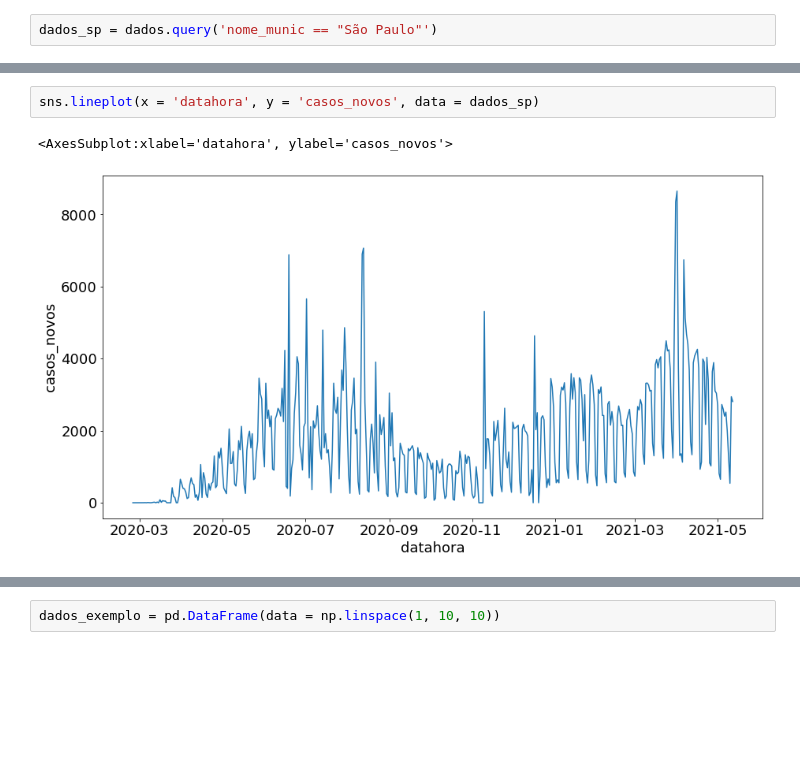
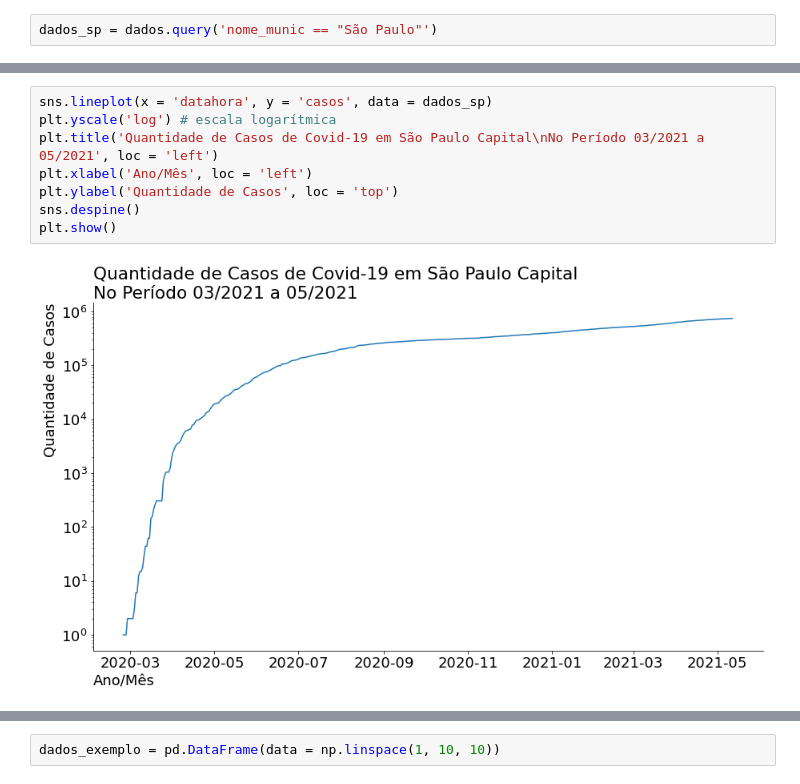
Before and after one commit to diascarolina/data-science-bootcamp, a Jupyter notebook: modulo3/aulas_desafios_modulo3.ipynb, the cells around one changed output, grey strips where cells are left out. Cells and saved outputs as stored; diff of their text form; blank space fills up the shorter version.

```diff
--- a/modulo3/aulas_desafios_modulo3.ipynb
+++ b/modulo3/aulas_desafios_modulo3.ipynb
@@ -65,5 +65,10 @@ plt.yscale('log')
-# %%
-sns.lineplot(x = 'datahora', y = 'casos_novos', data = dados_sp)
-# %% [output]
-<AxesSubplot:xlabel='datahora', ylabel='casos_novos'>
-[figure, removed]
+# %%
+sns.lineplot(x = 'datahora', y = 'casos', data = dados_sp)
+plt.yscale('log') # escala logarítmica
+plt.title('Quantidade de Casos de Covid-19 em São Paulo Capital\nNo Período 03/2021 a 05/2021', loc = 'left')
+plt.xlabel('Ano/Mês', loc = 'left')
+plt.ylabel('Quantidade de Casos', loc = 'top')
+sns.despine()
+plt.show()
+# %% [output]
+[figure, added]
```
Also changed, not shown: parts of 13 cells of this notebook.
